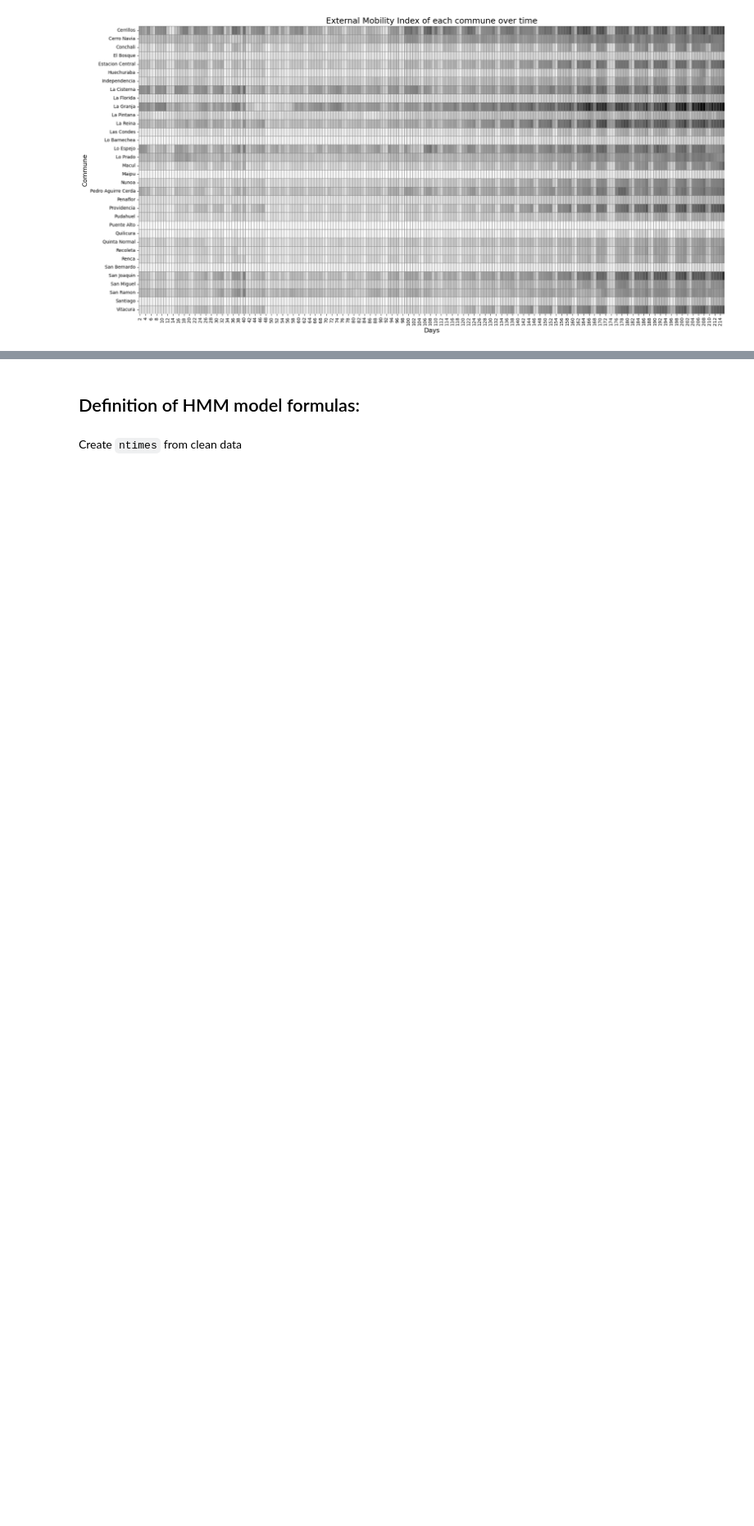
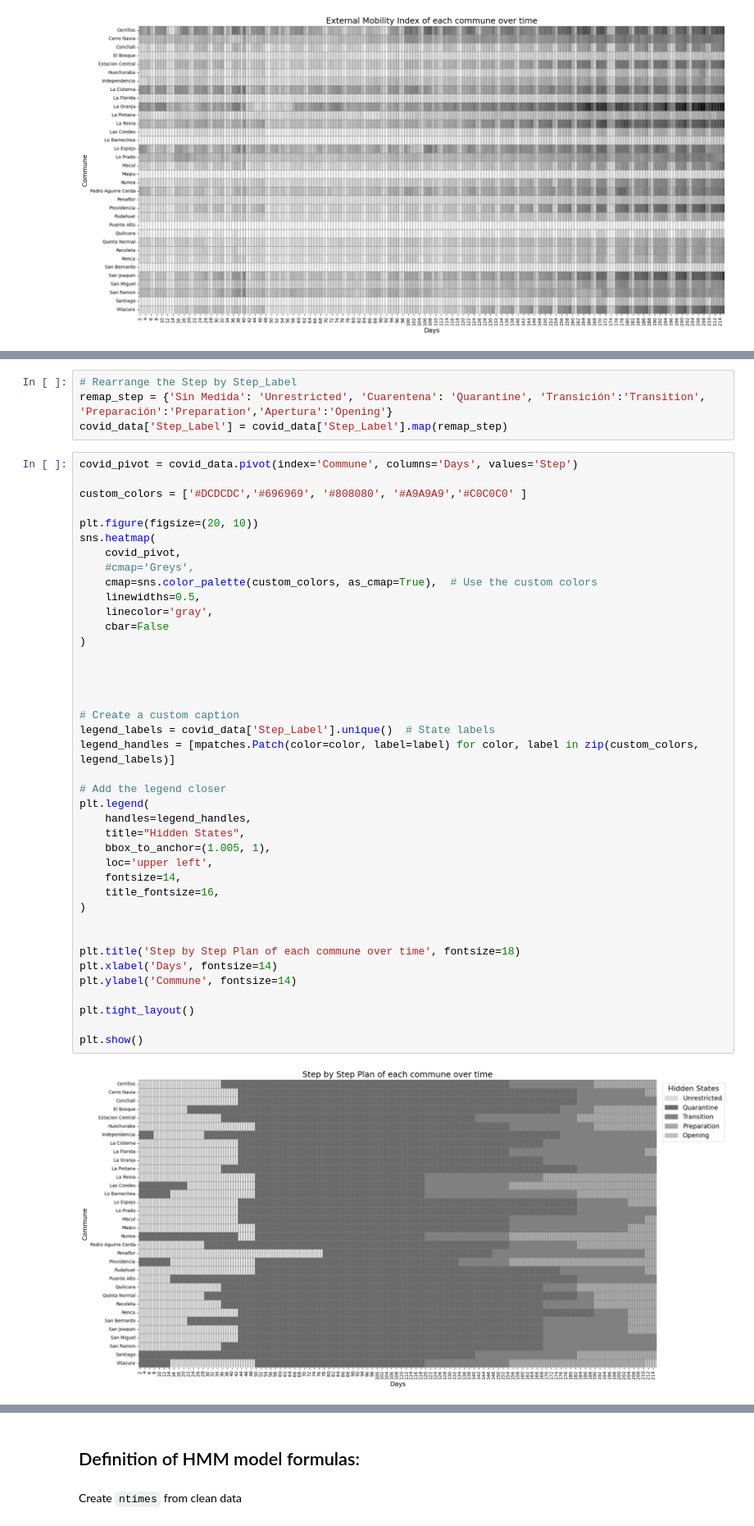
Before and after one commit to lugerlakes/covid-nhmm, a Jupyter notebook: notebooks/nHMM.ipynb, the cells around one changed output, grey strips where cells are left out. Shown at 82% size. Cells and saved outputs as stored; diff of their text form; blank space fills up the shorter version.

Commit message:
EDA Visualization included

```diff
--- a/notebooks/nHMM.ipynb
+++ b/notebooks/nHMM.ipynb
@@ -188,0 +196,46 @@ plt.show()
+# %%
+# Rearrange the Step by Step_Label
+remap_step = {'Sin Medida': 'Unrestricted', 'Cuarentena': 'Quarantine', 'Transición':'Transition', 'Preparación':'Preparation','Apertura':'Opening'}
+covid_data['Step_Label'] = covid_data['Step_Label'].map(remap_step)
+# %%
+covid_pivot = covid_data.pivot(index='Commune', columns='Days', values='Step')
+
+custom_colors = ['#DCDCDC','#696969', '#808080', '#A9A9A9','#C0C0C0' ]
+
+plt.figure(figsize=(20, 10))
+sns.heatmap(
+    covid_pivot,
+    #cmap='Greys',
+    cmap=sns.color_palette(custom_colors, as_cmap=True),  # Use the custom colors
+    linewidths=0.5,
+    linecolor='gray',
+    cbar=False
+)
+
+
+
+
+# Create a custom caption
+legend_labels = covid_data['Step_Label'].unique()  # State labels
+legend_handles = [mpatches.Patch(color=color, label=label) for color, label in zip(custom_colors, legend_labels)]
+
+# Add the legend closer
+plt.legend(
+    handles=legend_handles,
+    title="Hidden States",
+    bbox_to_anchor=(1.005, 1),
+    loc='upper left',
+    fontsize=14,
+    title_fontsize=16,
+)
+
+
+plt.title('Step by Step Plan of each commune over time', fontsize=18)
+plt.xlabel('Days', fontsize=14)
+plt.ylabel('Commune', fontsize=14)
+
+plt.tight_layout()
+
+plt.show()
+# %% [output]
+[figure, added]
```
Also changed, not shown: parts of 3 cells of this notebook.
